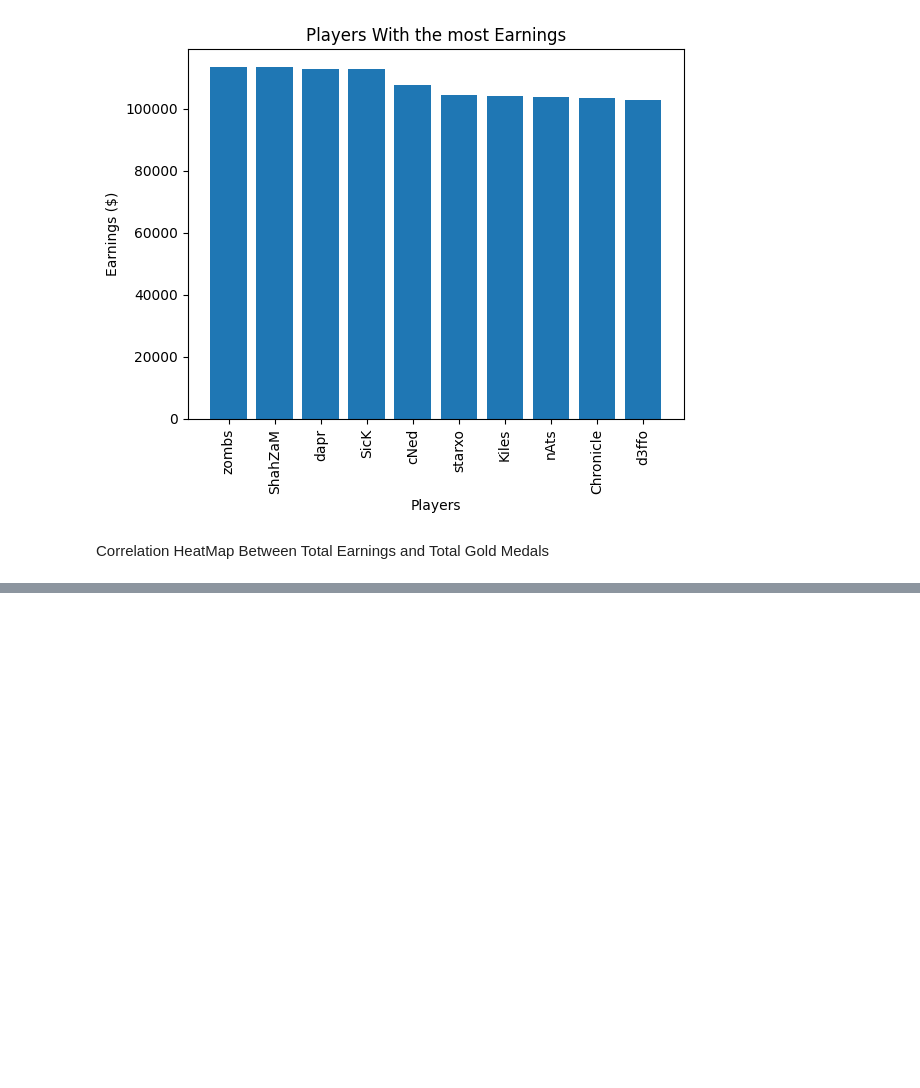
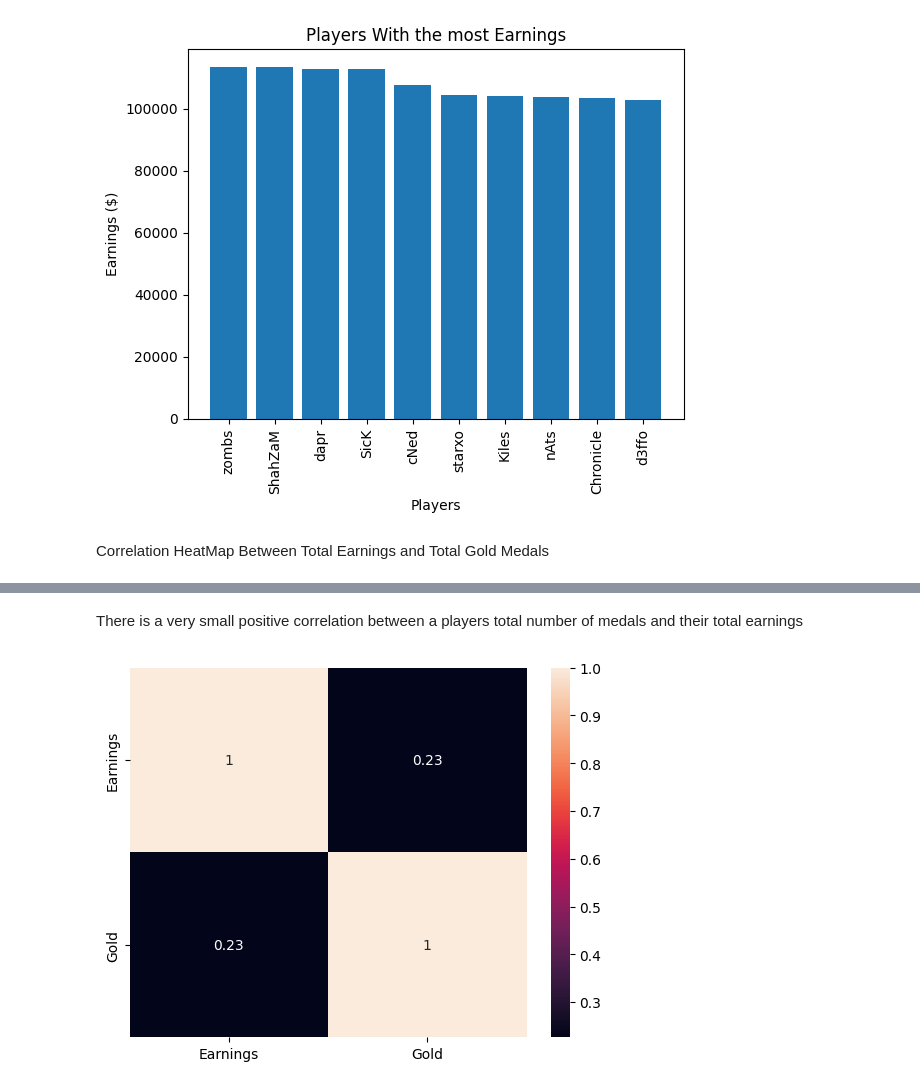
Before and after one commit to lieric90/Valorant-Esports-Exploratary-Data-Analysis, a Jupyter notebook: main.ipynb, the cells around one changed output, grey strips where cells are left out. Saved outputs shown, nothing was run; the diff lists cells and outputs as text; code cells hidden in the pictures; blank space fills up the shorter version.

```diff
--- a/main.ipynb
+++ b/main.ipynb
@@ -116,0 +124,9 @@ Correlation HeatMap Between Total Earnings and Total Gold Medals
+# %% [markdown]
+There is a very small positive correlation between a players total number of medals and their total earnings
+# %%
+players_subset = players[['Earnings', 'Gold']]
+corr = players_subset.corr()
+sns.heatmap(corr, xticklabels=corr.columns, yticklabels=corr.columns, annot=True)
+plt.show()
+# %% [output]
+[figure, added]
```
Also changed, not shown: parts of 8 cells of this notebook.
